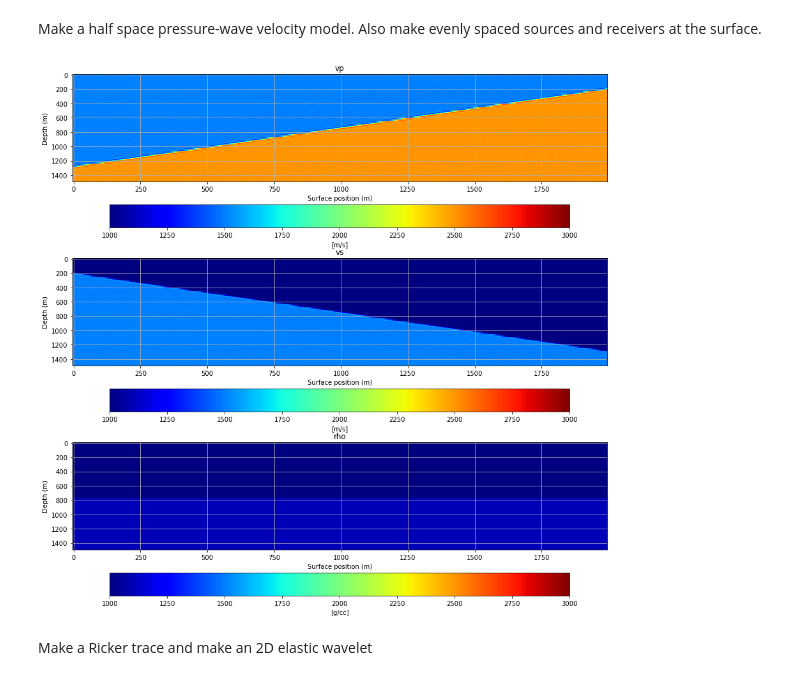
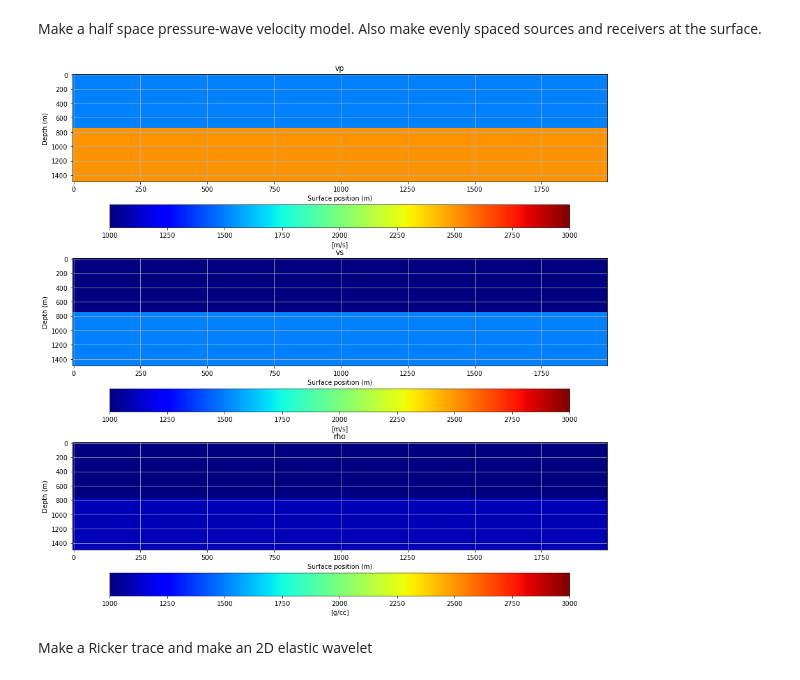
Before and after one commit to SEP-software/pyseis, a Jupyter notebook: examples/elastic_2d_data.ipynb, the cells around one changed output. Drawn from its saved outputs; the diff is of its cells as text; code cells hidden in the pictures.

```diff
--- a/examples/elastic_2d_data.ipynb
+++ b/examples/elastic_2d_data.ipynb
@@ -13,6 +13,7 @@ def model_half_space(n_x,n_z,val1,val2,interface_z_index=None,angle=None):
   model[:, interface_z_index:] = val2
   if angle is not None:
     model = rotate(model, angle=angle, mode='reflect',reshape=False)
+  model[model>val1] = val2
   return model
 
 def ricker(f, length=0.128, dt=0.001):
@@ -26,31 +27,31 @@ Make a half space pressure-wave velocity model. Also make evenly spaced sources
 # %%
 # make model
 n_x = 200
 d_x = 10.0
 n_z = 100
 d_z = 15.0
-vp_1 = 1500
-vp_2 = 2500
-vs_1 = 1000
-vs_2 = 1500
-rho_1 = 1000
-rho_2 = 1100
-vp_model = model_half_space(n_x,n_z,vp_1,vp_2,interface_z_index=50,angle=-20)
-vs_model = model_half_space(n_x,n_z,vs_1,vs_2,interface_z_index=50,angle=20)
-rho_model = model_half_space(n_x,n_z,rho_1,rho_2,interface_z_index=52,angle=0)
+vp_1 = 1500.0
+vp_2 = 2500.0
+vs_1 = 0.0
+vs_2 = 1500.0
+rho_1 = 1000.0
+rho_2 = 1100.0
+vp_model = model_half_space(n_x,n_z,vp_1,vp_2,interface_z_index=50,angle=None)
+vs_model = model_half_space(n_x,n_z,vs_1,vs_2,interface_z_index=50,angle=None)
+rho_model = model_half_space(n_x,n_z,rho_1,rho_2,interface_z_index=52,angle=None)
 ela_model = np.array([vp_model,vs_model,rho_model])
 
 fig, axs = plt.subplots(3, figsize=(15, 15))
 for ax, ela_param,label in zip(axs,ela_model,[('vp','[m/s]'),('vs','[m/s]'),('rho','[g/cc]')]):
     img = ax.pcolormesh(np.arange(n_x)*d_x,np.arange(n_z)*d_z,ela_param.T,cmap='jet',vmin=1000,vmax=3000)
     ax.invert_yaxis()
     ax.grid()
     ax.set_ylabel('Depth (m)')
     ax.set_xlabel('Surface position (m)')
     ax.set_title(label[0])
     fig.colorbar(img, ax=ax, orientation="horizontal", label=label[1])
 # %% [output]
-[figure, old version]
+[figure, new version]
 # %%
 # make evenly spaced source and receiver positions
 n_src=20
```
Also changed, not shown: parts of 7 cells of this notebook, 3 other files.
